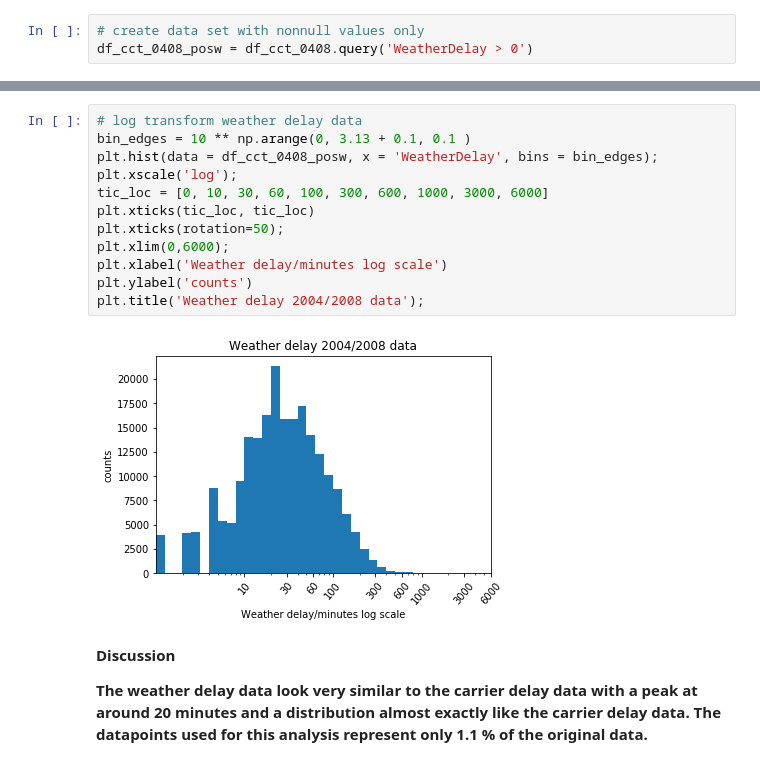
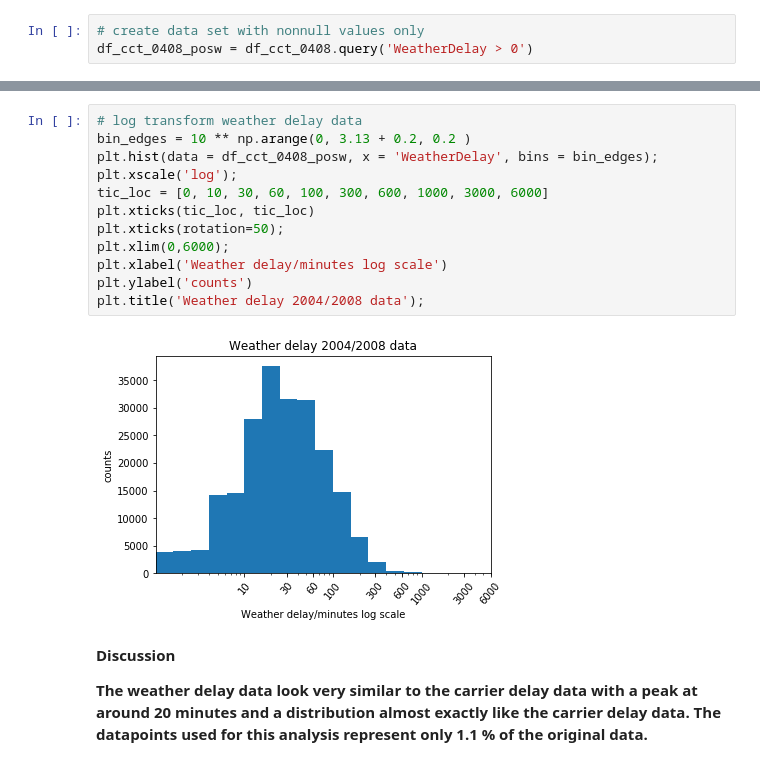
Before and after one commit to ToHa1966/Flights, a Jupyter notebook: Flights.ipynb, the cells around one changed output, grey strips where cells are left out. Cells and saved outputs as stored; diff of their text form.

```diff
--- a/Flights.ipynb
+++ b/Flights.ipynb
@@ -1464,18 +1478,18 @@ max      3.130977
 Name: WeatherDelay, dtype: float64
 # %%
 # log transform weather delay data
-bin_edges = 10 ** np.arange(0, 3.13 + 0.1, 0.1 )
+bin_edges = 10 ** np.arange(0, 3.13 + 0.2, 0.2 )
 plt.hist(data = df_cct_0408_posw, x = 'WeatherDelay', bins = bin_edges);
 plt.xscale('log');
 tic_loc = [0, 10, 30, 60, 100, 300, 600, 1000, 3000, 6000]
 plt.xticks(tic_loc, tic_loc)
 plt.xticks(rotation=50);
 plt.xlim(0,6000);
 plt.xlabel('Weather delay/minutes log scale')
 plt.ylabel('counts')
 plt.title('Weather delay 2004/2008 data');
 # %% [output]
-[figure, old version]
+[figure, new version]
 # %% [markdown]
 **Discussion**
 
```
Also changed, not shown: parts of 61 cells of this notebook.
